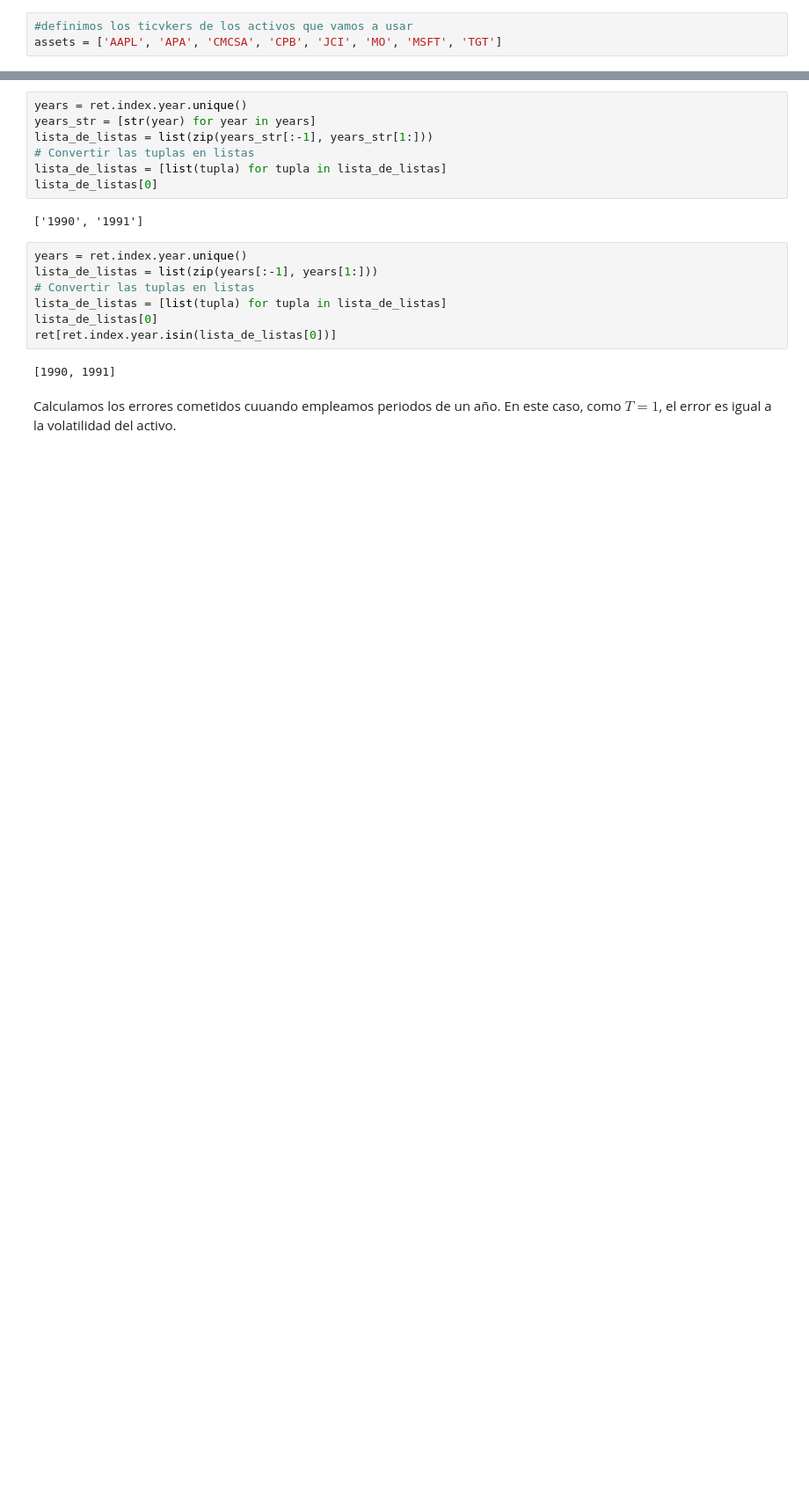
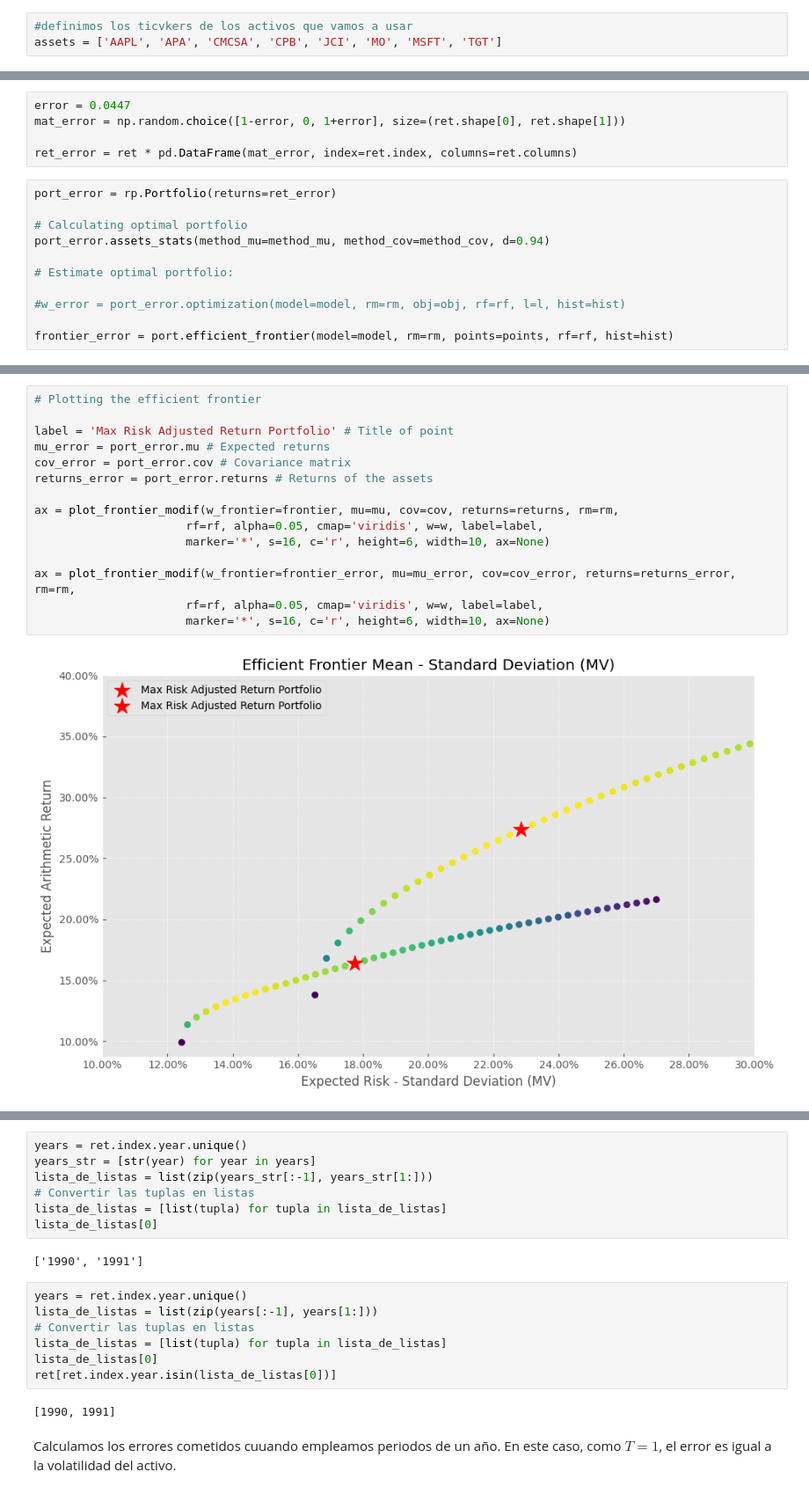
Before and after one commit to alfonso-santos/Portfolio-Optimization, a Jupyter notebook: source/Mean-Variance-errors.ipynb, the cells around one changed output, grey strips where cells are left out. Shown at 88% size. Drawn from its saved outputs; the diff is of its cells as text; blank space fills up the shorter version.

```diff
--- a/source/Mean-Variance-errors.ipynb
+++ b/source/Mean-Variance-errors.ipynb
@@ -34,0 +108,16 @@ donde:
+# %%
+error = 0.0447
+mat_error = np.random.choice([1-error, 0, 1+error], size=(ret.shape[0], ret.shape[1]))
+
+ret_error = ret * pd.DataFrame(mat_error, index=ret.index, columns=ret.columns)
+# %%
+port_error = rp.Portfolio(returns=ret_error)
+
+# Calculating optimal portfolio
+port_error.assets_stats(method_mu=method_mu, method_cov=method_cov, d=0.94)
+
+# Estimate optimal portfolio:
+
+#w_error = port_error.optimization(model=model, rm=rm, obj=obj, rf=rf, l=l, hist=hist)
+
+frontier_error = port.efficient_frontier(model=model, rm=rm, points=points, rf=rf, hist=hist)
@@ -34,0 +129,17 @@ donde:
+# %%
+# Plotting the efficient frontier
+
+label = 'Max Risk Adjusted Return Portfolio' # Title of point
+mu_error = port_error.mu # Expected returns
+cov_error = port_error.cov # Covariance matrix
+returns_error = port_error.returns # Returns of the assets
+
+ax = plot_frontier_modif(w_frontier=frontier, mu=mu, cov=cov, returns=returns, rm=rm,
+                      rf=rf, alpha=0.05, cmap='viridis', w=w, label=label,
+                      marker='*', s=16, c='r', height=6, width=10, ax=None)
+
+ax = plot_frontier_modif(w_frontier=frontier_error, mu=mu_error, cov=cov_error, returns=returns_error, rm=rm,
+                      rf=rf, alpha=0.05, cmap='viridis', w=w, label=label,
+                      marker='*', s=16, c='r', height=6, width=10, ax=None)
+# %% [output]
+[figure, added]
```
Also changed, not shown: parts of 16 cells of this notebook, 1 other file.
